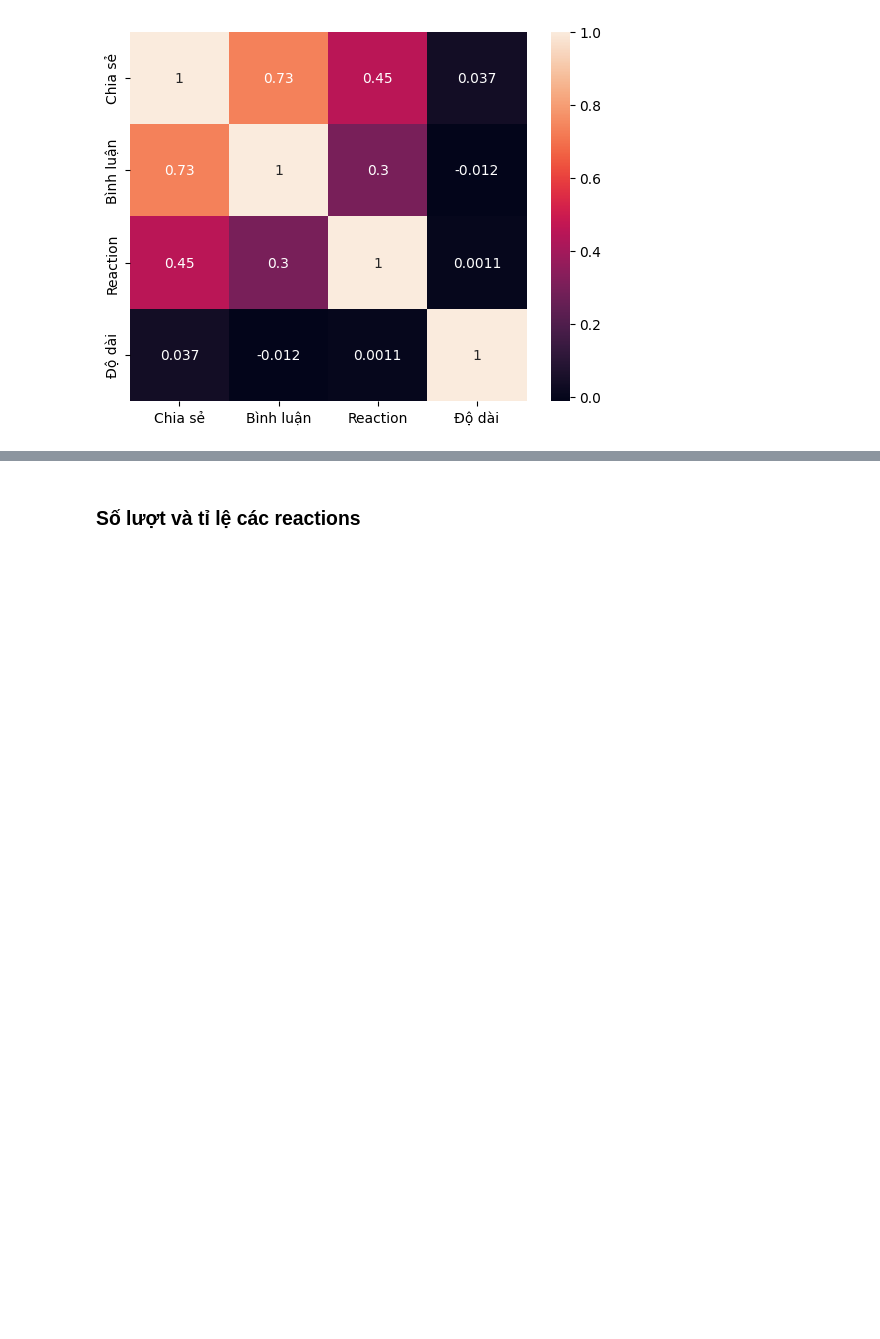
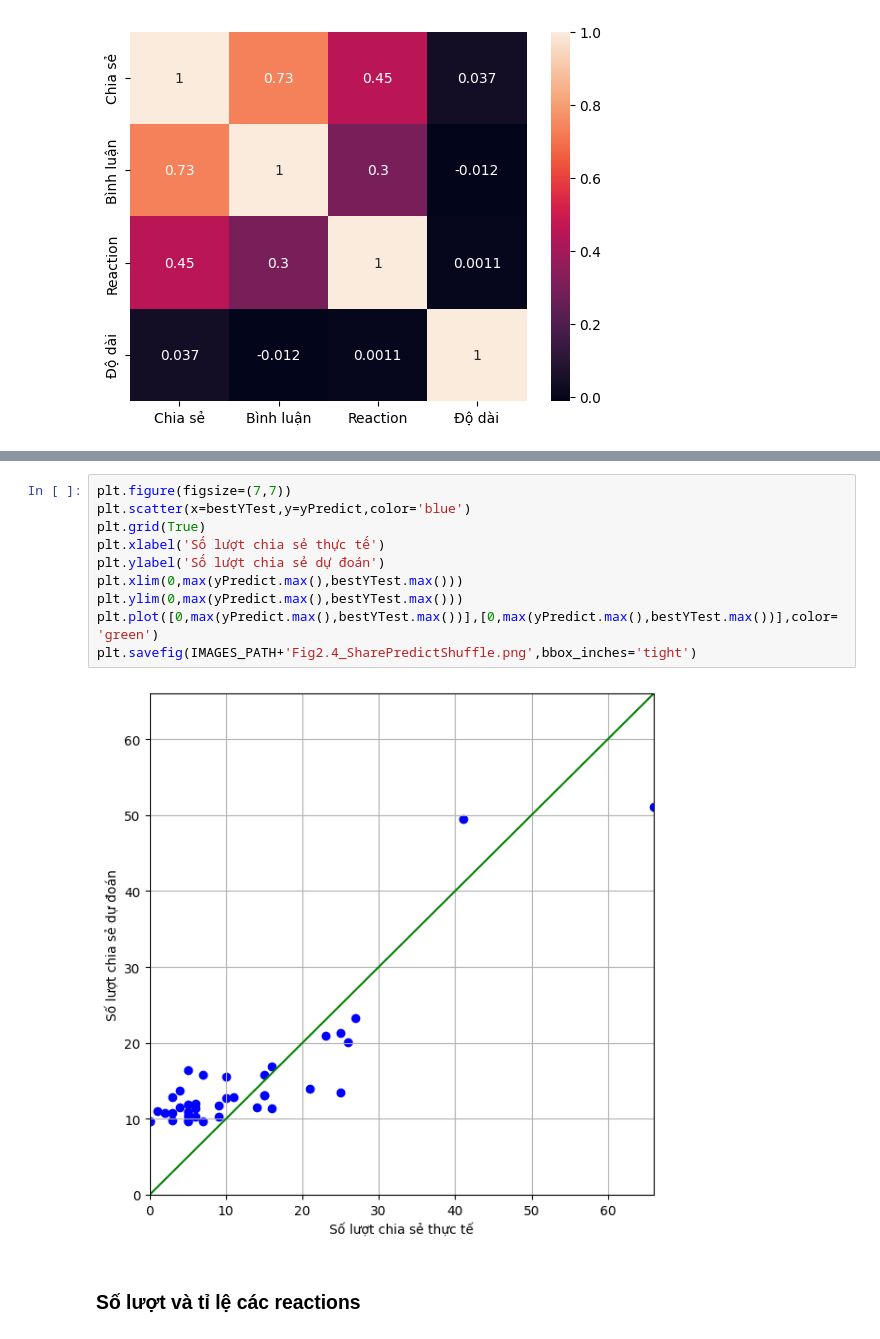
Before and after one commit to Anh39/FacebookPageAnalysis, a Jupyter notebook: DataAnalysis.ipynb, the cells around one changed output, grey strips where cells are left out. Cells and saved outputs as stored; diff of their text form; blank space fills up the shorter version.

```diff
--- a/DataAnalysis.ipynb
+++ b/DataAnalysis.ipynb
@@ -301,3 +357,15 @@ plt.savefig(IMAGES_PATH + 'Fig2.1_SharePredictShuffle.png',bbox_inches='tight')
+# %%
+plt.figure(figsize=(7,7))
+plt.scatter(x=bestYTest,y=yPredict,color='blue')
+plt.grid(True)
+plt.xlabel('Số lượt chia sẻ thực tế')
+plt.ylabel('Số lượt chia sẻ dự đoán')
+plt.xlim(0,max(yPredict.max(),bestYTest.max()))
+plt.ylim(0,max(yPredict.max(),bestYTest.max()))
+plt.plot([0,max(yPredict.max(),bestYTest.max())],[0,max(yPredict.max(),bestYTest.max())],color= 'green')
+plt.savefig(IMAGES_PATH+'Fig2.4_SharePredictShuffle.png',bbox_inches='tight')
+# %% [output]
+[figure, added]
 # %% [markdown]
 ## <span style = "font-size: smaller"> Số lượt và tỉ lệ các reactions</span>
 # %%
```
Also changed, not shown: parts of 8 cells of this notebook, 7 other files.
